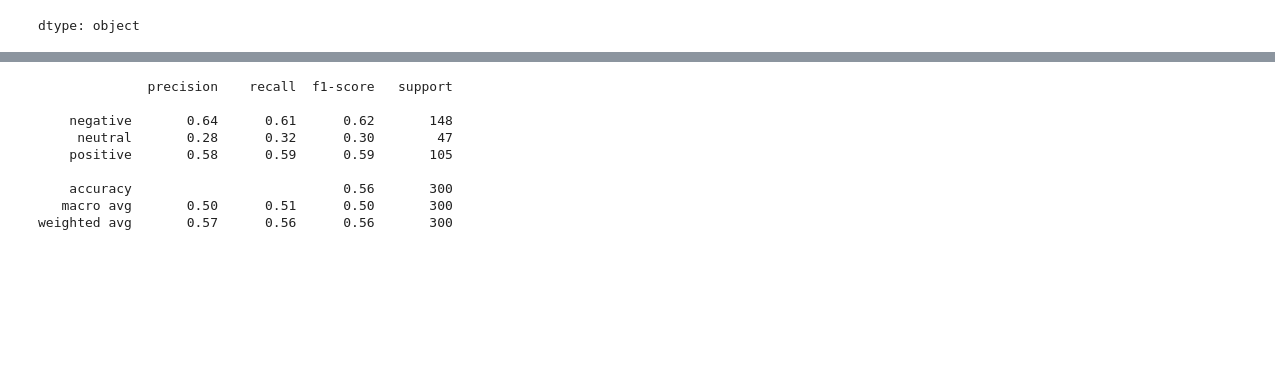
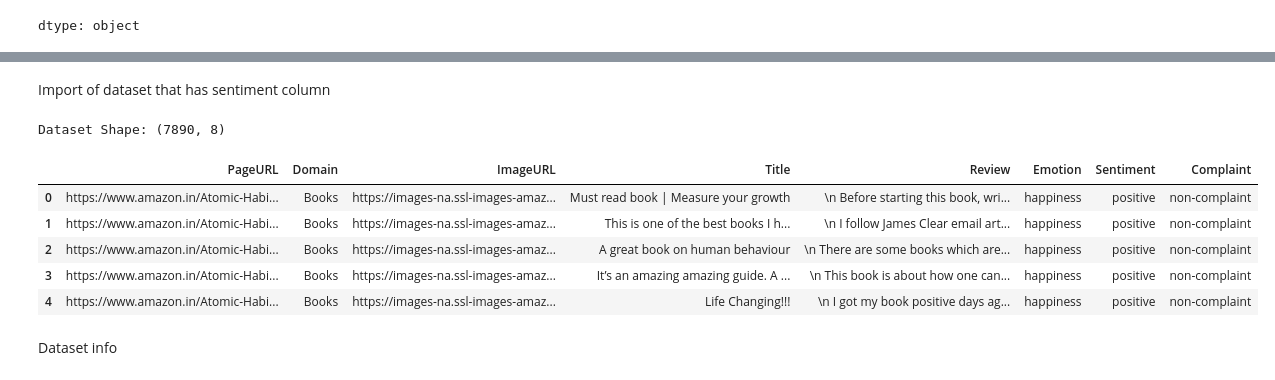
Before and after one commit to pusalaspreetham-code/amazon-review-analyzer, a Jupyter notebook: data_prepocessing/sentiment_preprocessing.ipynb, the cells around one changed output, grey strips where cells are left out. Saved outputs shown, nothing was run; the diff lists cells and outputs as text; code cells hidden in the pictures; blank space fills up the shorter version.

```diff
--- a/data_prepocessing/sentiment_preprocessing.ipynb
+++ b/data_prepocessing/sentiment_preprocessing.ipynb
@@ -522,20 +36,16 @@ Confusion Matrix:
-# %%
-from sklearn.metrics import classification_report
-
-roberta_predictions = test_df["predicted_sentiment"]
-
-print(classification_report(
-    test_df["actual_sentiment"],
-    roberta_predictions,
-    zero_division=0
-))
-# %% [output]
-              precision    recall  f1-score   support
-
-    negative       0.64      0.61      0.62       148
-     neutral       0.28      0.32      0.30        47
-    positive       0.58      0.59      0.59       105
-
-    accuracy                           0.56       300
-   macro avg       0.50      0.51      0.50       300
-weighted avg       0.57      0.56      0.56       300
+# %% [markdown]
+Import of dataset that has sentiment column
+# %%
+df1 = pd.read_csv("/content/EMNLP2023-MCD.csv")
+print("Dataset Shape:", df1.shape)
+df1.head()
+# %% [output]
+Dataset Shape: (7890, 8)
+|  | PageURL | Domain | ImageURL | Title | Review | Emotion | Sentiment | Complaint |
+| 0 | https://www.amazon.in/Atomic-Habi... | Books | https://images-na.ssl-images-amaz... | Must read book | Measure your growth | \n Before starting this book, wri... | happiness | positive | non-complaint |
+| 1 | https://www.amazon.in/Atomic-Habi... | Books | https://images-na.ssl-images-amaz... | This is one of the best books I h... | \n I follow James Clear email art... | happiness | positive | non-complaint |
+| 2 | https://www.amazon.in/Atomic-Habi... | Books | https://images-na.ssl-images-amaz... | A great book on human behaviour | \n There are some books which are... | happiness | positive | non-complaint |
+| 3 | https://www.amazon.in/Atomic-Habi... | Books | https://images-na.ssl-images-amaz... | It’s an amazing amazing guide. A ... | \n This book is about how one can... | happiness | positive | non-complaint |
+| 4 | https://www.amazon.in/Atomic-Habi... | Books | https://images-na.ssl-images-amaz... | Life Changing!!! | \n I got my book positive days ag... | happiness | positive | non-complaint |
+# %% [markdown]
+Dataset info
```
Also changed, not shown: parts of 37 cells of this notebook.
